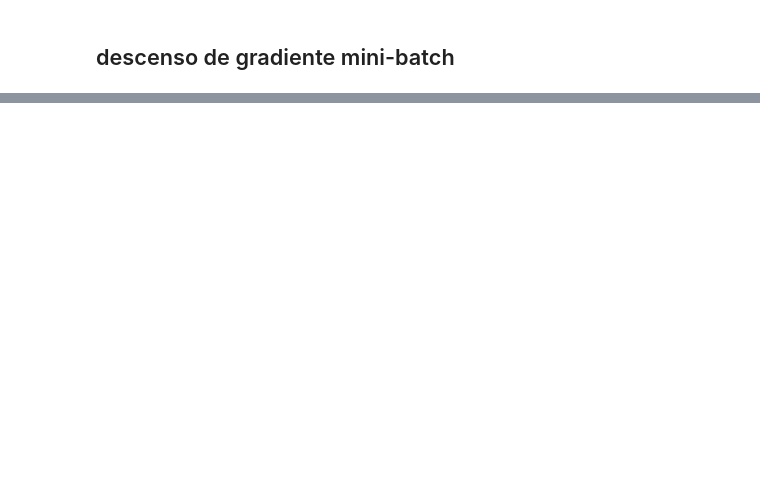
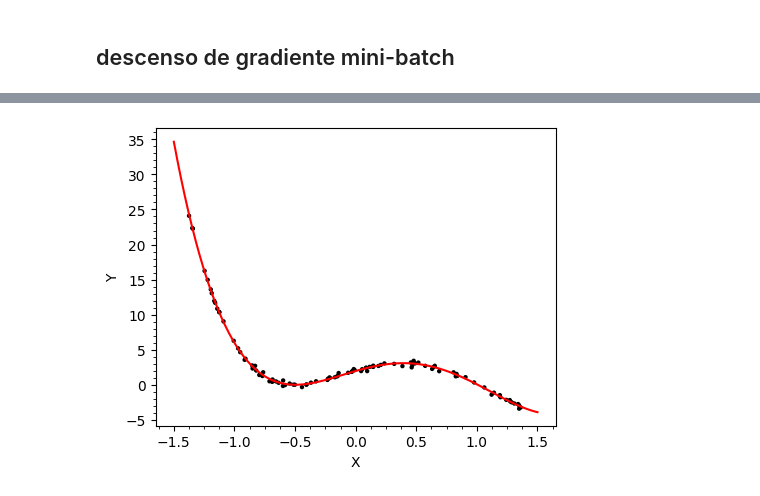
Before and after one commit to iamCristopher/Ciencia-de-datos, a Jupyter notebook: gradeint resent.ipynb, the cells around one changed output, grey strips where cells are left out. Saved outputs shown, nothing was run; the diff lists cells and outputs as text; code cells hidden in the pictures; blank space fills up the shorter version.

```diff
--- a/gradeint resent.ipynb
+++ b/gradeint resent.ipynb
@@ -310,0 +405,5 @@ plt.show()
+# %%
+#ejemplo polinomio grado 4
+m= 100
+x= 2.8* np.random.rand(m)-1.4
+y= 2 + 5*x- 3*x**2 - 8*x**3 + 4*x**4 + 0.2*np.random.randn(m)
@@ -310,0 +442,19 @@ plt.show()
+# %%
+#grafico
+fig=plt.figure(1,figsize=(5,3.5),dpi=100)
+fig.subplots_adjust(left=0.15,bottom=0.12,right=0.95,top=0.97,hspace=0.24,wspace=0.20)
+ax1=fig.add_subplot(111)
+ax1.set_xlabel("X")
+ax1.set_ylabel("Y")
+
+ax1.scatter(x,y,marker=".",fc="black",ec="none",s=40,label="Puntos")
+
+xv=np.linspace(-1.5,1.5,100)
+yv= theta[0]+ theta[1] * xv + theta[2]* xv**2+ theta[3]*xv**3+ theta[4]*xv**4
+
+ax1.plot(xv,yv,color="red",label="Ajuste lineal")
+
+ax1.xaxis.set_minor_locator(AutoMinorLocator(4))
+ax1.yaxis.set_minor_locator(AutoMinorLocator(5))
+# %% [output]
+[figure, added]
```
Also changed, not shown: parts of 23 cells of this notebook.
